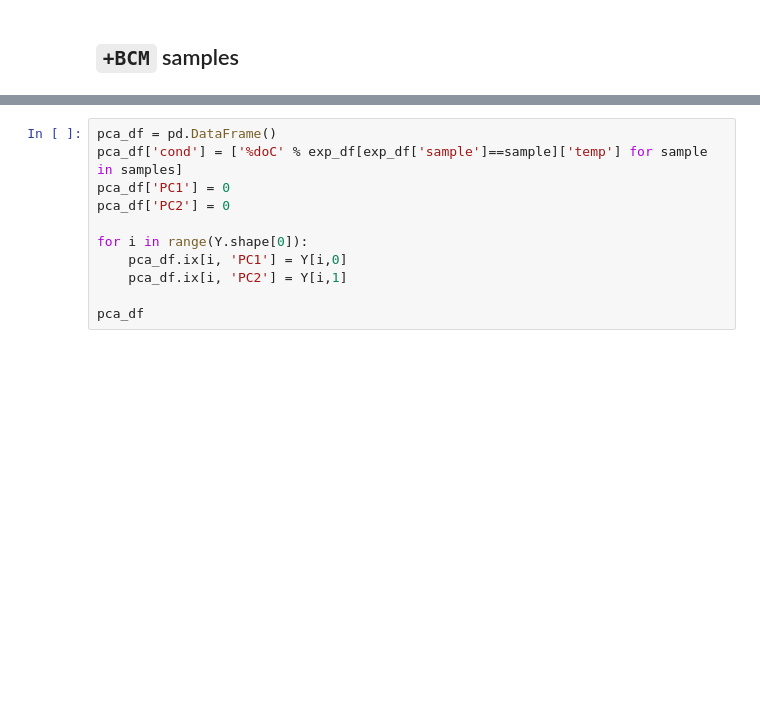
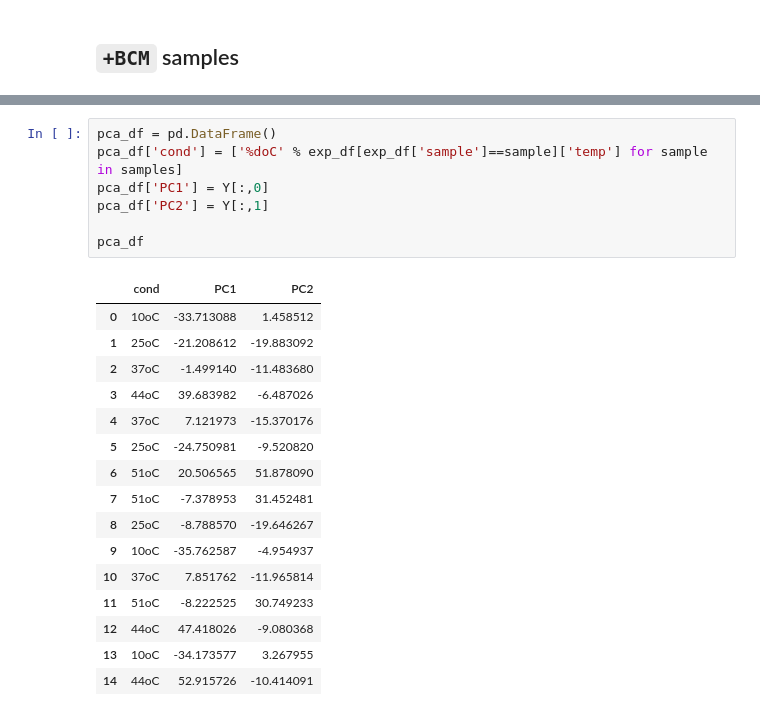
Before and after one commit to NudlerLab/biodata, a Jupyter notebook: sessions/09 - UTR PCA.ipynb, the cells around one changed output, grey strips where cells are left out. Cells and saved outputs as stored; diff of their text form; blank space fills up the shorter version.

```diff
--- a/sessions/09 - UTR PCA.ipynb
+++ b/sessions/09 - UTR PCA.ipynb
@@ -154,14 +278,27 @@ print(g)
 # %%
 pca_df = pd.DataFrame()
 pca_df['cond'] = ['%doC' % exp_df[exp_df['sample']==sample]['temp'] for sample in samples]
-pca_df['PC1'] = 0
-pca_df['PC2'] = 0
-
-for i in range(Y.shape[0]):
-    pca_df.ix[i, 'PC1'] = Y[i,0]
-    pca_df.ix[i, 'PC2'] = Y[i,1]
+pca_df['PC1'] = Y[:,0]
+pca_df['PC2'] = Y[:,1]
 
 pca_df
+# %% [output]
+|  | cond | PC1 | PC2 |
+| 0 | 10oC | -33.713088 | 1.458512 |
+| 1 | 25oC | -21.208612 | -19.883092 |
+| 2 | 37oC | -1.499140 | -11.483680 |
+| 3 | 44oC | 39.683982 | -6.487026 |
+| 4 | 37oC | 7.121973 | -15.370176 |
+| 5 | 25oC | -24.750981 | -9.520820 |
+| 6 | 51oC | 20.506565 | 51.878090 |
+| 7 | 51oC | -7.378953 | 31.452481 |
+| 8 | 25oC | -8.788570 | -19.646267 |
+| 9 | 10oC | -35.762587 | -4.954937 |
+| 10 | 37oC | 7.851762 | -11.965814 |
+| 11 | 51oC | -8.222525 | 30.749233 |
+| 12 | 44oC | 47.418026 | -9.080368 |
+| 13 | 10oC | -34.173577 | 3.267955 |
+| 14 | 44oC | 52.915726 | -10.414091 |
 # %%
 g = ggplot(pca_df, aes(x='PC1', y='PC2', color='cond')) \
     + geom_point(size=10) \
```
Also changed, not shown: parts of 11 cells of this notebook.
